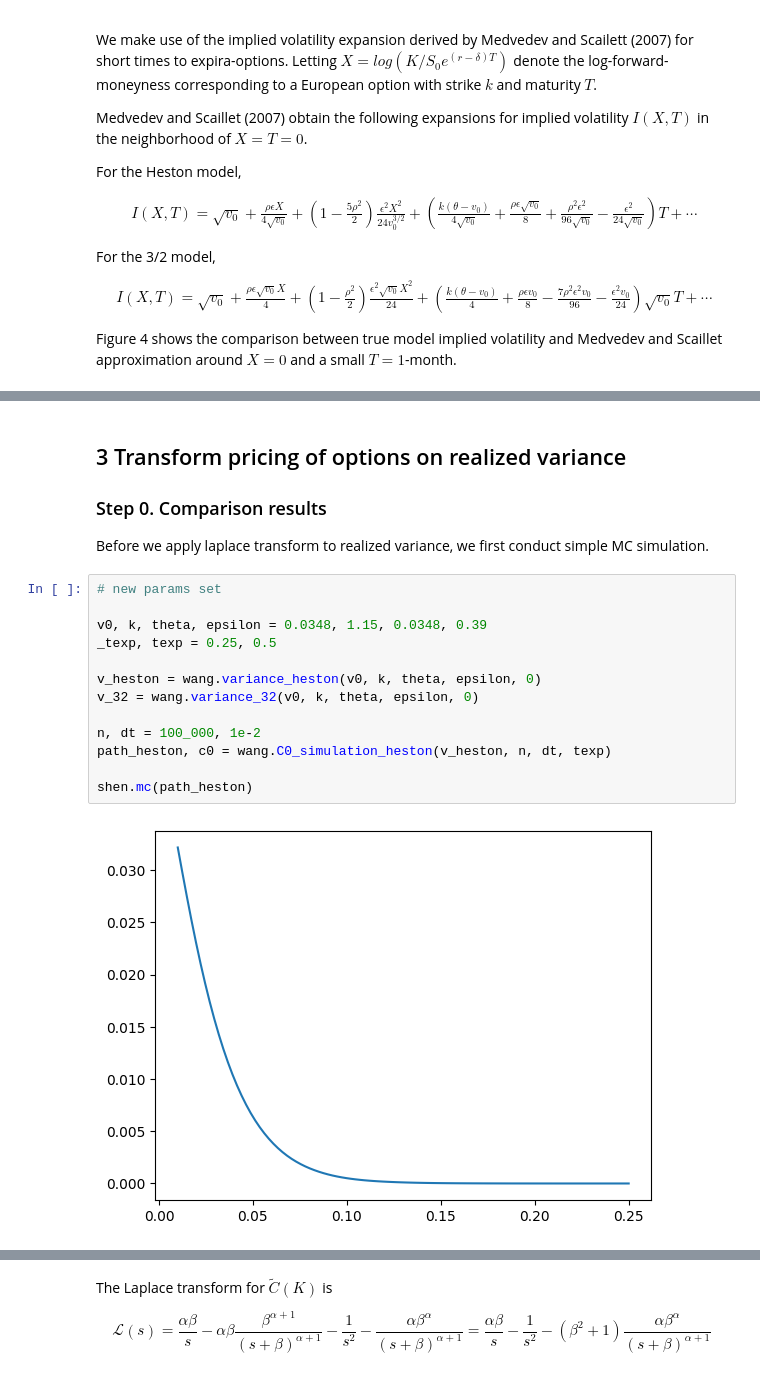
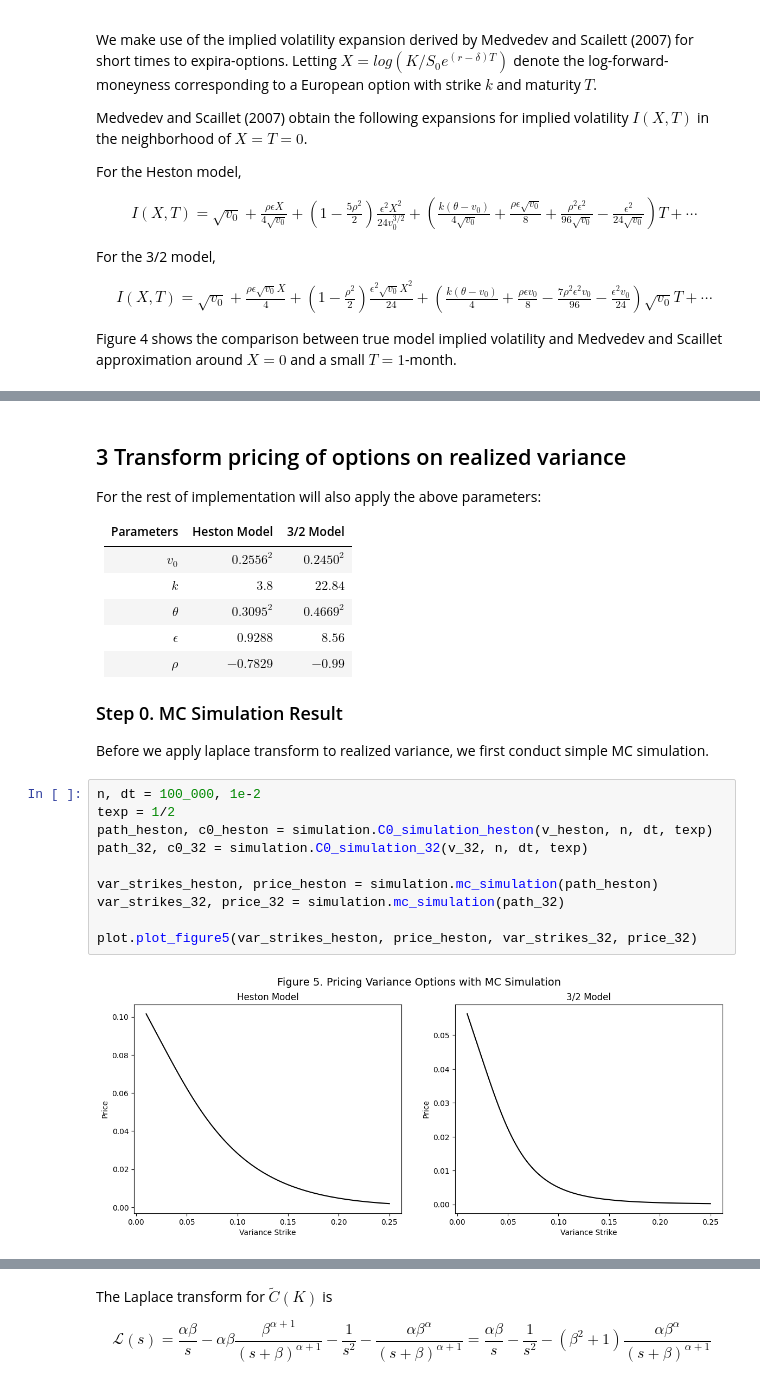
Before and after one commit to wangyutengsam2001/PHBS_ASP_2023-1, a Jupyter notebook: Project/pre0419/pre0419.ipynb, the cells around one changed output, grey strips where cells are left out. Saved outputs shown, nothing was run; the diff lists cells and outputs as text.

```diff
--- a/Project/pre0419/pre0419.ipynb
+++ b/Project/pre0419/pre0419.ipynb
@@ -130,24 +133,32 @@ wang.plot_figure4(v_heston, v_32, strike, spot, texp)
 # %% [markdown]
 ## 3 Transform pricing of options on realized variance
 
-### Step 0. Comparison results
+For the rest of implementation will also apply the above parameters:
+
+Parameters| Heston Model  | 3/2 Model
+--------  | -----         | -------
+$v_0$     | $0.2556^2$    | $0.2450^2$
+$k$       | $3.8$         | $22.84$
+$\theta$  | $0.3095^2$    | $0.4669^2$
+$\epsilon$| $0.9288$      | $8.56$
+$\rho$    | $-0.7829$     | $-0.99$
+
+
+### Step 0. MC Simulation Result
 
 Before we apply laplace transform to realized variance, we first conduct simple MC simulation.
-# %%
-# new params set
-
-v0, k, theta, epsilon = 0.0348, 1.15, 0.0348, 0.39
-_texp, texp = 0.25, 0.5
-
-v_heston = wang.variance_heston(v0, k, theta, epsilon, 0)
-v_32 = wang.variance_32(v0, k, theta, epsilon, 0)
-
-n, dt = 100_000, 1e-2
-path_heston, c0 = wang.C0_simulation_heston(v_heston, n, dt, texp)
-
-shen.mc(path_heston)
-# %% [output]
-[figure, removed]
+# %%
+n, dt = 100_000, 1e-2
+texp = 1/2
+path_heston, c0_heston = simulation.C0_simulation_heston(v_heston, n, dt, texp)
+path_32, c0_32 = simulation.C0_simulation_32(v_32, n, dt, texp)
+
+var_strikes_heston, price_heston = simulation.mc_simulation(path_heston)
+var_strikes_32, price_32 = simulation.mc_simulation(path_32)
+
+plot.plot_figure5(var_strikes_heston, price_heston, var_strikes_32, price_32)
+# %% [output]
+[figure, added]
 # %% [markdown]
 ### Step 1. Derive the Laplace Tranform of the annualized realized variance over $[0, T]$
 
```
Also changed, not shown: parts of 33 cells of this notebook, 39 other files.
